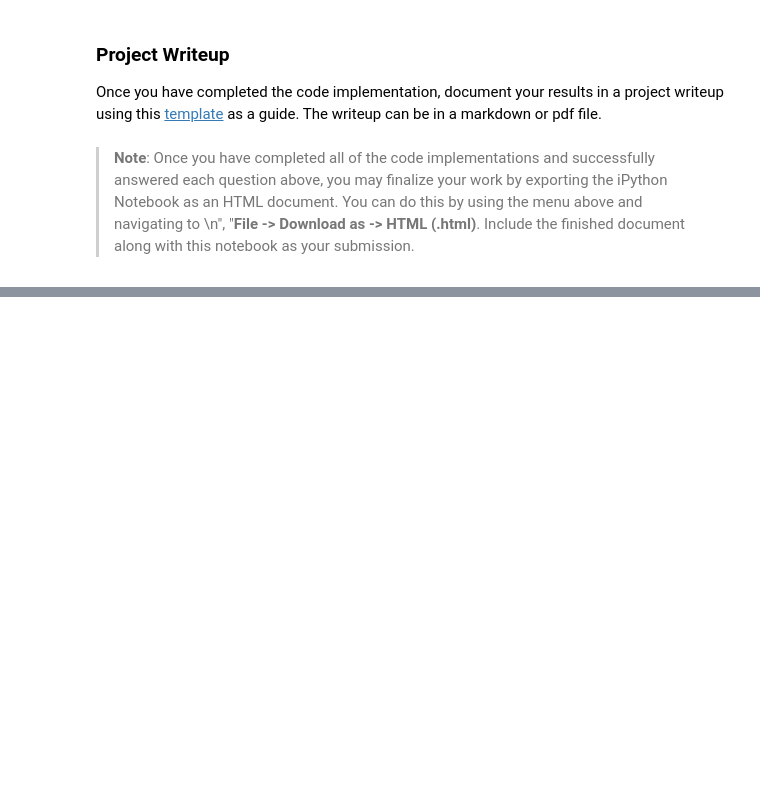
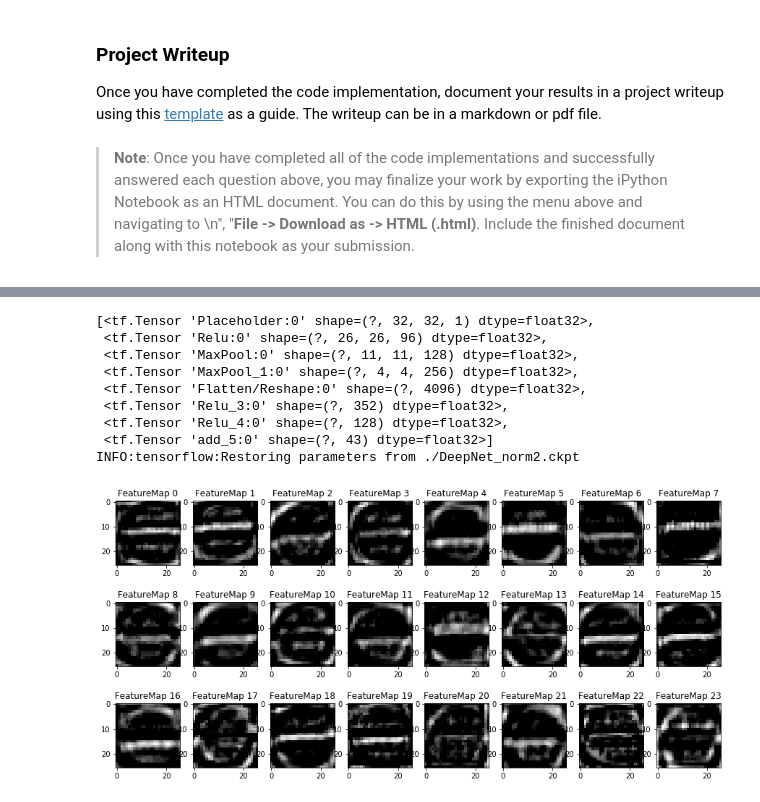
Before and after one commit to kbobrowski/CarND-Traffic-Sign-Classifier-Project, a Jupyter notebook: Traffic_Sign_Classifier.ipynb, the cells around one changed output, grey strips where cells are left out. Cells and saved outputs as stored; diff of their text form; code cells hidden in the pictures; blank space fills up the shorter version.

```diff
--- a/Traffic_Sign_Classifier.ipynb
+++ b/Traffic_Sign_Classifier.ipynb
@@ -649,29 +692,63 @@ For an example of what feature map outputs look like, check out NVIDIA's results
 # %%
 ### Visualize your network's feature maps here.
 ### Feel free to use as many code cells as needed.
 
 # image_input: the test image being fed into the network to produce the feature maps
 # tf_activation: should be a tf variable name used during your training procedure that represents the calculated state of a specific weight layer
 # activation_min/max: can be used to view the activation contrast in more detail, by default matplot sets min and max to the actual min and max values of the output
 # plt_num: used to plot out multiple different weight feature map sets on the same block, just extend the plt number for each new feature map entry
 
-def outputFeatureMap(image_input, tf_activation, activation_min=-1, activation_max=-1 ,plt_num=1):
+%matplotlib inline
+
+normalize = normalize2
+suffix = 'norm2'
+name = '{}_{}'.format(net['name'], suffix)
+
+tf.reset_default_graph()
+X_normalized = normalize(images)
+x = tf.placeholder(tf.float32, [None, 32, 32, X_normalized.shape[-1]])
+y = tf.placeholder(tf.int32, [None])
+keep_prob = tf.placeholder(tf.float32)
+_, variables, layers = net['logits_function'](x, keep_prob=1.0)
+saver = tf.train.Saver(variables)
+
+def outputFeatureMap(image_input, tf_activation, activation_min=-1, activation_max=-1 ,plt_num=1, max_plots=48):
     # Here make sure to preprocess your image_input in a way your network expects
     # with size, normalization, ect if needed
     # image_input =
     # Note: x should be the same name as your network's tensorflow data placeholder variable
     # If you get an error tf_activation is not defined it may be having trouble accessing the variable from inside a function
-    activation = tf_activation.eval(session=sess,feed_dict={x : image_input})
+    with tf.Session() as sess:
+        saver.restore(sess, './{}.ckpt'.format(name))
+        activation = tf_activation.eval(session=sess,feed_dict={x : image_input})
     featuremaps = activation.shape[3]
     plt.figure(plt_num, figsize=(15,15))
-    for featuremap in range(featuremaps):
+    for featuremap in range(min(featuremaps, max_plots, 48)):
         plt.subplot(6,8, featuremap+1) # sets the number of feature maps to show on each row and column
         plt.title('FeatureMap ' + str(featuremap)) # displays the feature map number
         if activation_min != -1 & activation_max != -1:
             plt.imshow(activation[0,:,:, featuremap], interpolation="nearest", vmin =activation_min, vmax=activation_max, cmap="gray")
         elif activation_max != -1:
             plt.imshow(activation[0,:,:, featuremap], interpolation="nearest", vmax=activation_max, cmap="gray")
         elif activation_min !=-1:
             plt.imshow(activation[0,:,:, featuremap], interpolation="nearest", vmin=activation_min, cmap="gray")
         else:
             plt.imshow(activation[0,:,:, featuremap], interpolation="nearest", cmap="gray")
+
+from pprint import pprint
+pprint(layers)
+layer_name = 'Relu:0' # MaxPool:0 MaxPool_1:0
+tf_activation = [v for v in layers if v.name == 'Relu:0'][0]
+#tf_activation = [v for v in layers if v.name == 'MaxPool_1:0'][0]
+outputFeatureMap(X_normalized[7][np.newaxis,:,:,:], tf_activation, max_plots=24)
+# %% [output]
+[<tf.Tensor 'Placeholder:0' shape=(?, 32, 32, 1) dtype=float32>,
+ <tf.Tensor 'Relu:0' shape=(?, 26, 26, 96) dtype=float32>,
+ <tf.Tensor 'MaxPool:0' shape=(?, 11, 11, 128) dtype=float32>,
+ <tf.Tensor 'MaxPool_1:0' shape=(?, 4, 4, 256) dtype=float32>,
+ <tf.Tensor 'Flatten/Reshape:0' shape=(?, 4096) dtype=float32>,
+ <tf.Tensor 'Relu_3:0' shape=(?, 352) dtype=float32>,
+ <tf.Tensor 'Relu_4:0' shape=(?, 128) dtype=float32>,
+ <tf.Tensor 'add_5:0' shape=(?, 43) dtype=float32>]
+INFO:tensorflow:Restoring parameters from ./DeepNet_norm2.ckpt
+[figure, added]
```
Also changed, not shown: parts of 14 cells of this notebook.
